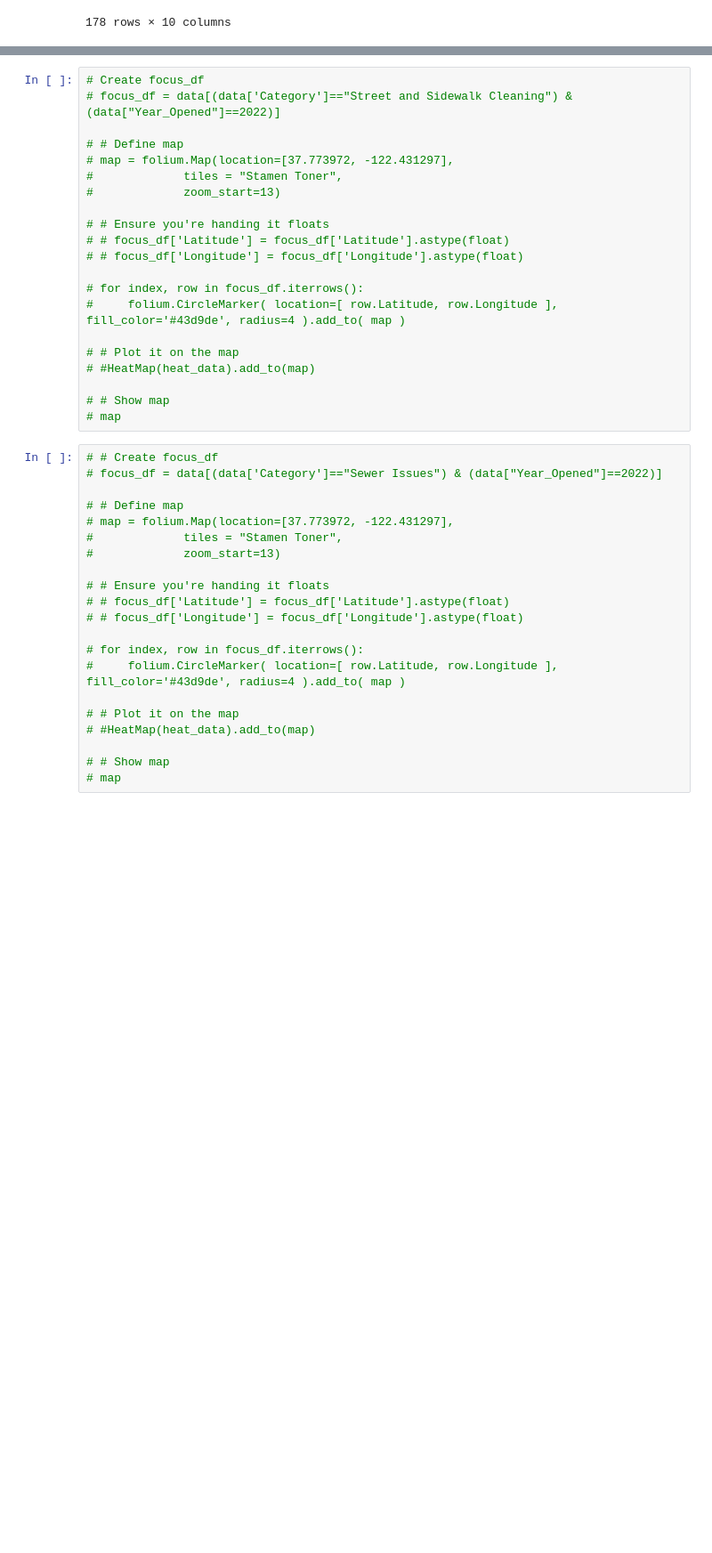
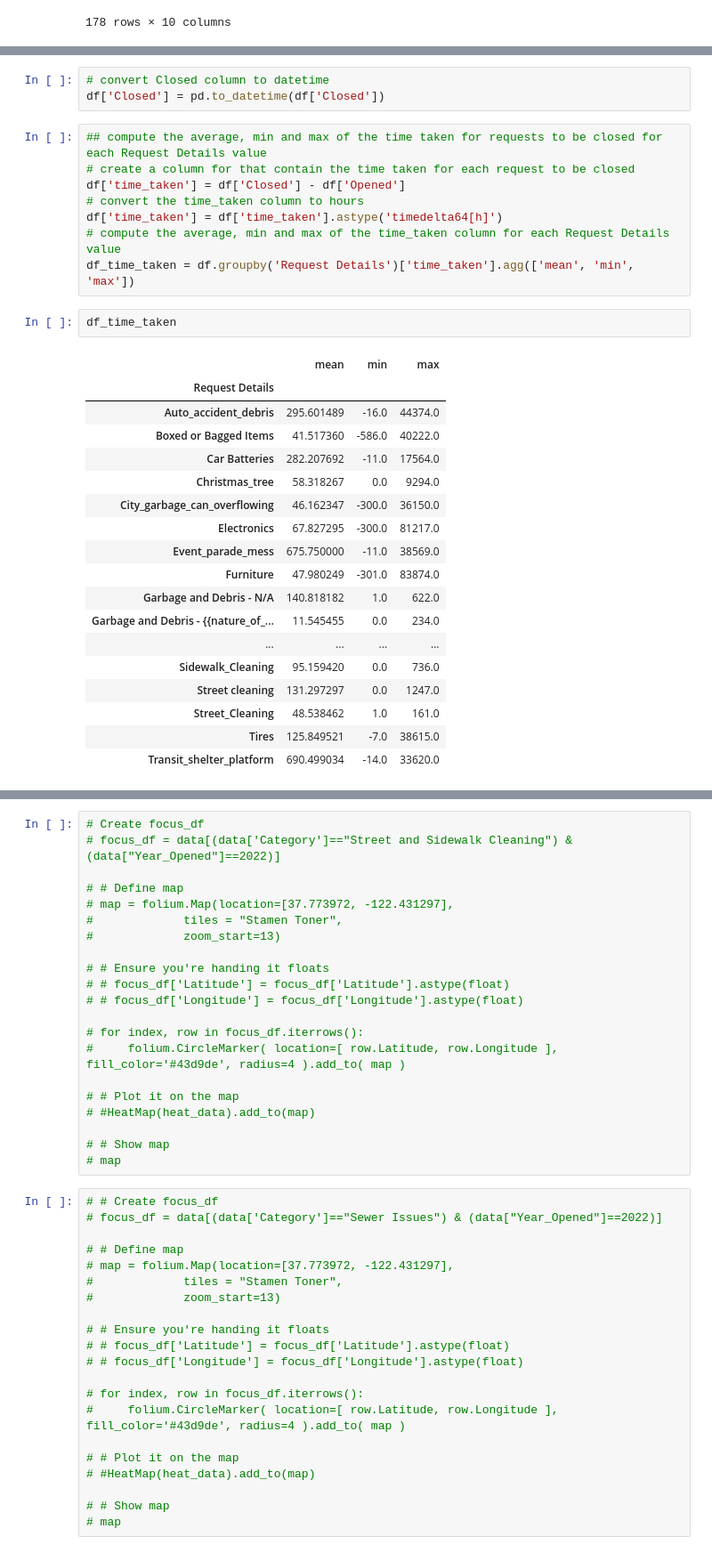
Before and after one commit to GustavHansen99/SocialDataFinalProject, a Jupyter notebook: coding/data_exploration_gustav.ipynb, the cells around one changed output, grey strips where cells are left out. Shown at 89% size. Saved outputs shown, nothing was run; the diff lists cells and outputs as text; blank space fills up the shorter version.

```diff
--- a/coding/data_exploration_gustav.ipynb
+++ b/coding/data_exploration_gustav.ipynb
@@ -200,0 +247,32 @@ show(p)
+# %%
+# convert Closed column to datetime
+df['Closed'] = pd.to_datetime(df['Closed'])
+# %%
+## compute the average, min and max of the time taken for requests to be closed for each Request Details value
+# create a column for that contain the time taken for each request to be closed
+df['time_taken'] = df['Closed'] - df['Opened']
+# convert the time_taken column to hours
+df['time_taken'] = df['time_taken'].astype('timedelta64[h]')
+# compute the average, min and max of the time_taken column for each Request Details value
+df_time_taken = df.groupby('Request Details')['time_taken'].agg(['mean', 'min', 'max'])
+# %%
+df_time_taken
+# %% [output]
+|  | mean | min | max |
+| Request Details |  |  |  |
+| Auto_accident_debris | 295.601489 | -16.0 | 44374.0 |
+| Boxed or Bagged Items | 41.517360 | -586.0 | 40222.0 |
+| Car Batteries | 282.207692 | -11.0 | 17564.0 |
+| Christmas_tree | 58.318267 | 0.0 | 9294.0 |
+| City_garbage_can_overflowing | 46.162347 | -300.0 | 36150.0 |
+| Electronics | 67.827295 | -300.0 | 81217.0 |
+| Event_parade_mess | 675.750000 | -11.0 | 38569.0 |
+| Furniture | 47.980249 | -301.0 | 83874.0 |
+| Garbage and Debris - N/A | 140.818182 | 1.0 | 622.0 |
+| Garbage and Debris - {{nature_of_... | 11.545455 | 0.0 | 234.0 |
+| ... | ... | ... | ... |
+| Sidewalk_Cleaning | 95.159420 | 0.0 | 736.0 |
+| Street cleaning | 131.297297 | 0.0 | 1247.0 |
+| Street_Cleaning | 48.538462 | 1.0 | 161.0 |
+| Tires | 125.849521 | -7.0 | 38615.0 |
+| Transit_shelter_platform | 690.499034 | -14.0 | 33620.0 |
```
Also changed, not shown: parts of 13 cells of this notebook, 1 other file.
